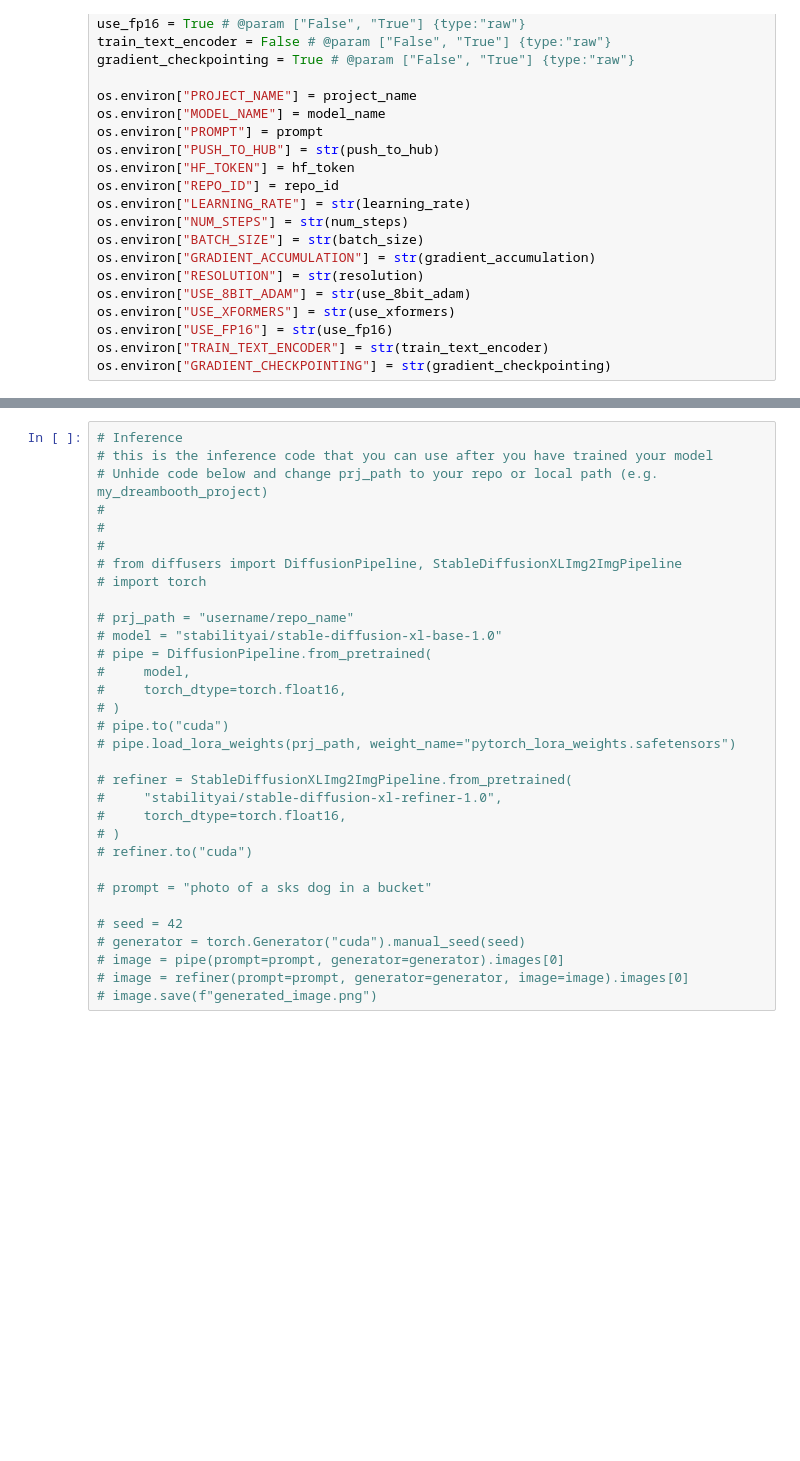
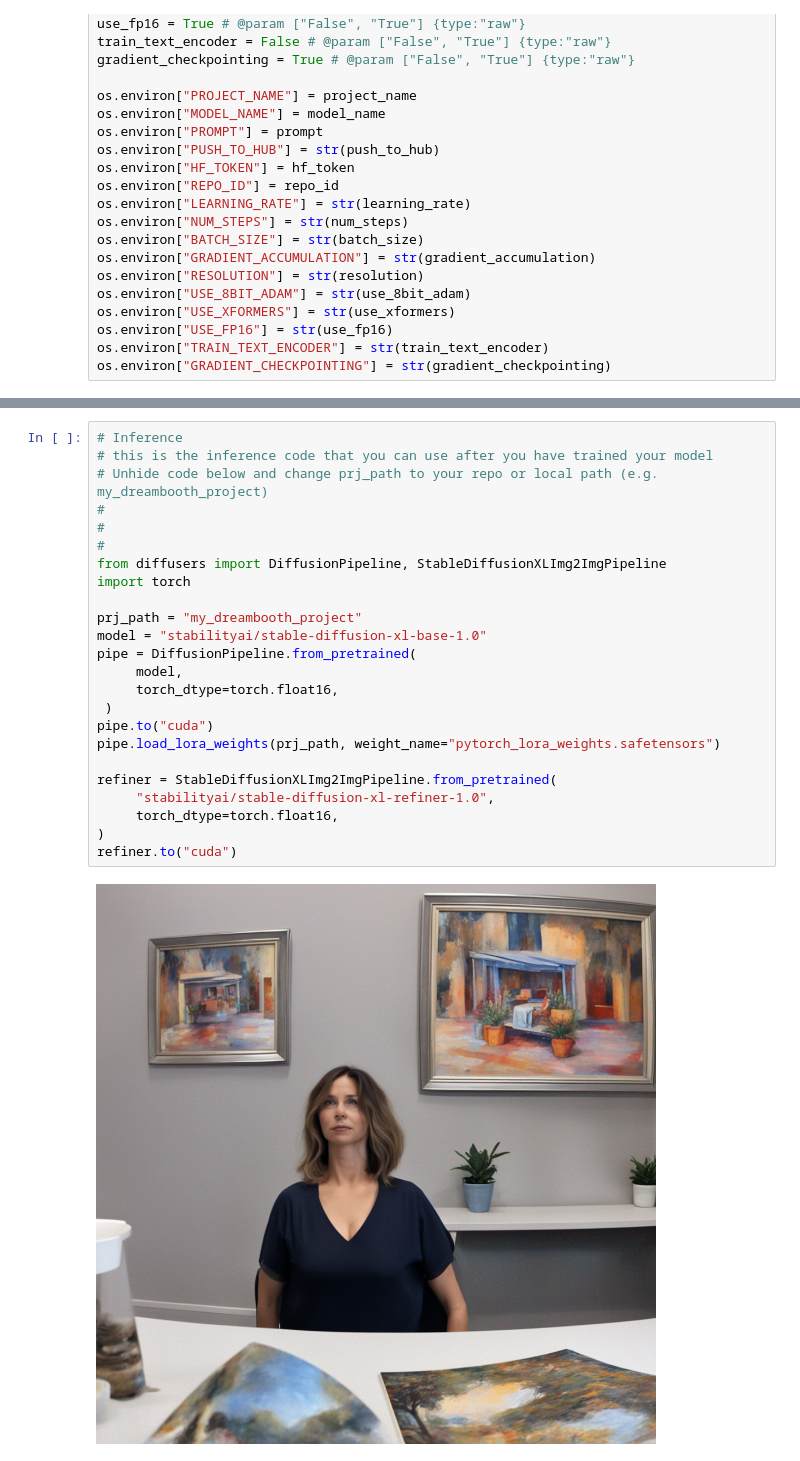
Before and after one commit to khayamgondal/diffusers, a Jupyter notebook: AutoTrain_Dreambooth.ipynb, the cells around one changed output, grey strips where cells are left out. Drawn from its saved outputs; the diff is of its cells as text; blank space fills up the shorter version.

```diff
--- a/AutoTrain_Dreambooth.ipynb
+++ b/AutoTrain_Dreambooth.ipynb
@@ -112,32 +134,26 @@ You are using a model of type clip_text_model to instantiate a model of type . T
 # %%
 # Inference
 # this is the inference code that you can use after you have trained your model
 # Unhide code below and change prj_path to your repo or local path (e.g. my_dreambooth_project)
 #
 #
 #
-# from diffusers import DiffusionPipeline, StableDiffusionXLImg2ImgPipeline
-# import torch
+from diffusers import DiffusionPipeline, StableDiffusionXLImg2ImgPipeline
+import torch
 
-# prj_path = "username/repo_name"
-# model = "stabilityai/stable-diffusion-xl-base-1.0"
-# pipe = DiffusionPipeline.from_pretrained(
-#     model,
-#     torch_dtype=torch.float16,
-# )
-# pipe.to("cuda")
-# pipe.load_lora_weights(prj_path, weight_name="pytorch_lora_weights.safetensors")
+prj_path = "my_dreambooth_project"
+model = "stabilityai/stable-diffusion-xl-base-1.0"
+pipe = DiffusionPipeline.from_pretrained(
+     model,
+     torch_dtype=torch.float16,
+ )
+pipe.to("cuda")
+pipe.load_lora_weights(prj_path, weight_name="pytorch_lora_weights.safetensors")
 
-# refiner = StableDiffusionXLImg2ImgPipeline.from_pretrained(
-#     "stabilityai/stable-diffusion-xl-refiner-1.0",
-#     torch_dtype=torch.float16,
-# )
-# refiner.to("cuda")
-
-# prompt = "photo of a sks dog in a bucket"
-
-# seed = 42
-# generator = torch.Generator("cuda").manual_seed(seed)
-# image = pipe(prompt=prompt, generator=generator).images[0]
-# image = refiner(prompt=prompt, generator=generator, image=image).images[0]
-# image.save(f"generated_image.png")
+refiner = StableDiffusionXLImg2ImgPipeline.from_pretrained(
+     "stabilityai/stable-diffusion-xl-refiner-1.0",
+     torch_dtype=torch.float16,
+)
+refiner.to("cuda")
+# %% [output]
+[figure, added]
```
Also changed, not shown: parts of 8 cells of this notebook, 1 other file.
